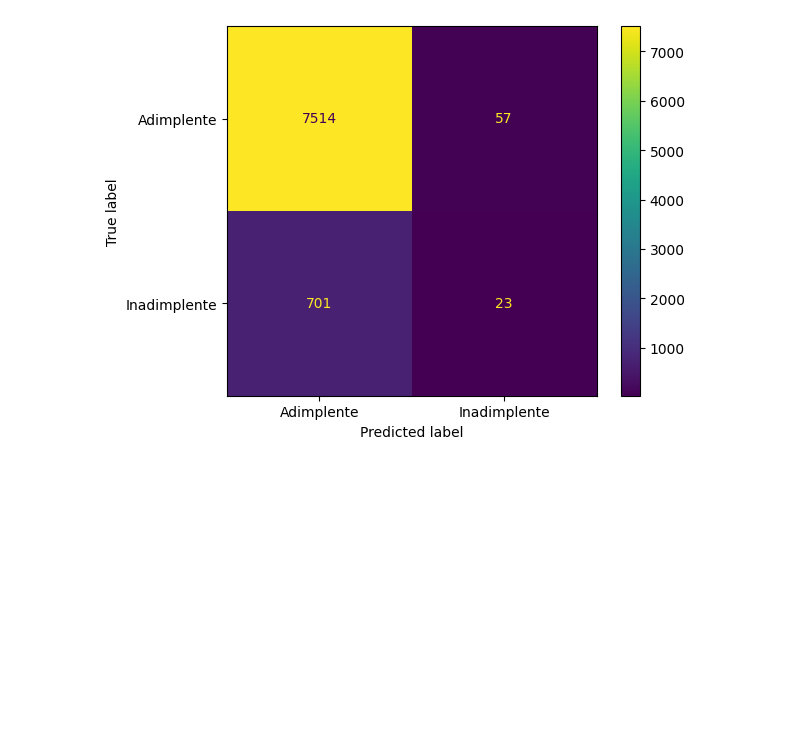
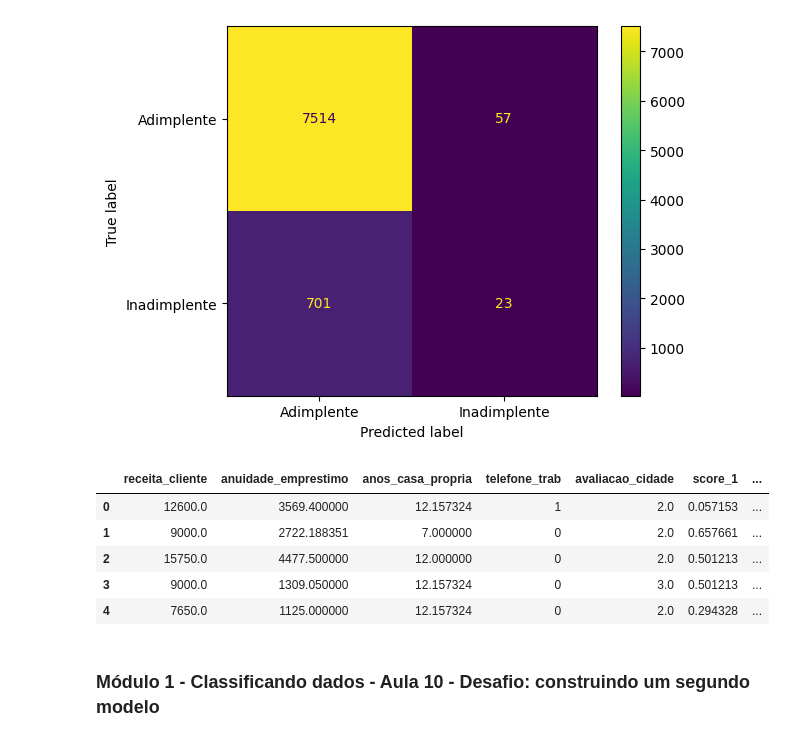
Before and after one commit to JCrpa/curso17_classificacao_validacao_de_modelos_metricas_de_avaliacao, a Jupyter notebook: projeto_inicial_classificacao_validacao_e_metricas.ipynb, the cells around one changed output. Drawn from its saved outputs; the diff is of its cells as text; code cells hidden in the pictures; blank space fills up the shorter version.

```diff
--- a/projeto_inicial_classificacao_validacao_e_metricas.ipynb
+++ b/projeto_inicial_classificacao_validacao_e_metricas.ipynb
@@ -131,3 +131,14 @@ visualizacao = ConfusionMatrixDisplay(confusion_matrix = matriz_confusao, displa
 visualizacao.plot();
 # %% [output]
 [figure]
+# %%
+dados.head()
+# %% [output]
+|  | receita_cliente | anuidade_emprestimo | anos_casa_propria | telefone_trab | avaliacao_cidade | score_1 | ... |
+| 0 | 12600.0 | 3569.400000 | 12.157324 | 1 | 2.0 | 0.057153 | ... |
+| 1 | 9000.0 | 2722.188351 | 7.000000 | 0 | 2.0 | 0.657661 | ... |
+| 2 | 15750.0 | 4477.500000 | 12.000000 | 0 | 2.0 | 0.501213 | ... |
+| 3 | 9000.0 | 1309.050000 | 12.157324 | 0 | 3.0 | 0.501213 | ... |
+| 4 | 7650.0 | 1125.000000 | 12.157324 | 0 | 2.0 | 0.294328 | ... |
+# %% [markdown]
+### Módulo 1 - Classificando dados - Aula 10 - Desafio: construindo um segundo modelo
```
Also changed, not shown: parts of 6 cells of this notebook.
